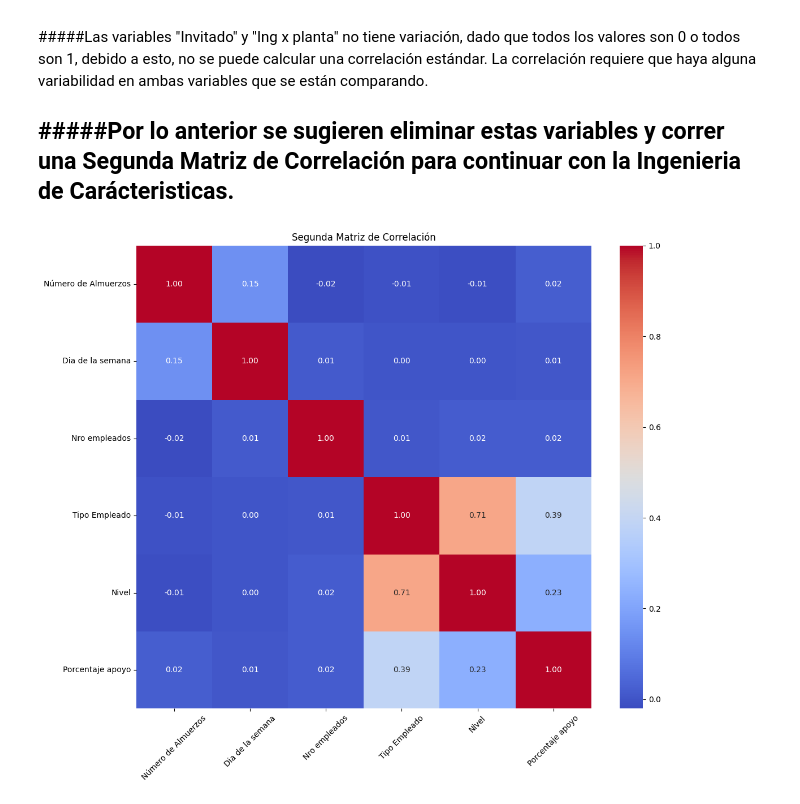
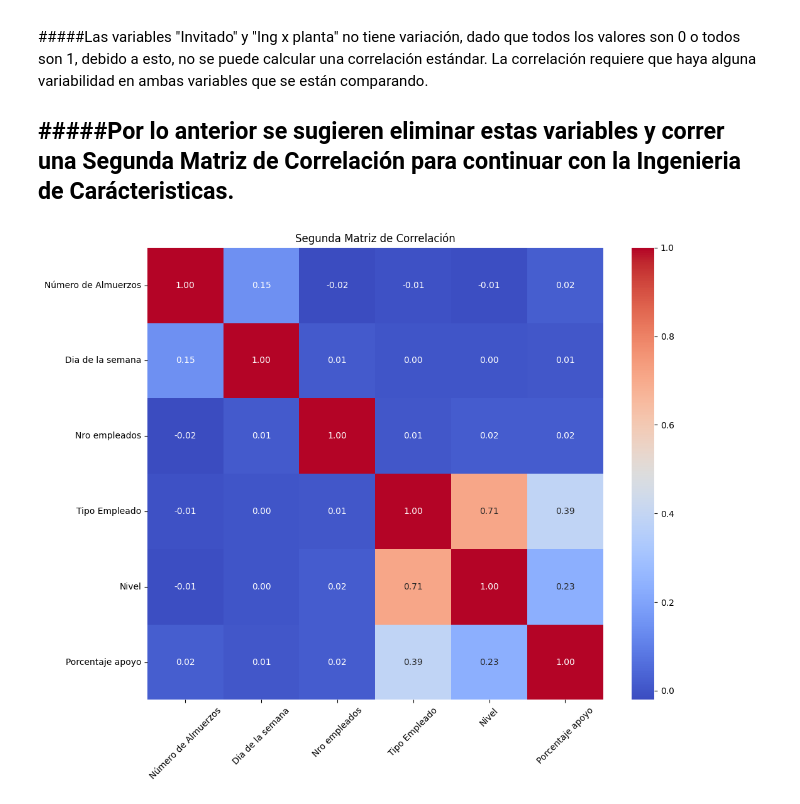
Before and after one commit to A01793509/Equipo_44, a Jupyter notebook: Avance2_44.ipynb, the cells around one changed output. Saved outputs shown, nothing was run; the diff lists cells and outputs as text; code cells hidden in the pictures.

```diff
--- a/Avance2_44.ipynb
+++ b/Avance2_44.ipynb
@@ -191,16 +191,16 @@ Ahora el DataFrame contiene 523,885.00 registros, dado que se Filtro en donde De
 # %%
 correlation_matrix = dfCasinoConsumo[['Número de Almuerzos', 'Dia de la semana', 'Nro empleados',
                                       'Tipo Empleado', 'Nivel', 'Porcentaje apoyo']].corr()
 
 # Visualización de la matriz de correlación
-plt.figure(figsize=(12, 10))
+plt.figure(figsize=(11, 9))
 sns.heatmap(correlation_matrix, annot=True, cmap='coolwarm', fmt=".2f")
 plt.title('Segunda Matriz de Correlación')
 plt.xticks(rotation=45)
 plt.yticks(rotation=0)
 plt.tight_layout()
 plt.show()
 # %% [output]
-[figure, old version]
+[figure, new version]
 # %% [markdown]
 ---
```
Also changed, not shown: parts of 1 cell of this notebook.
